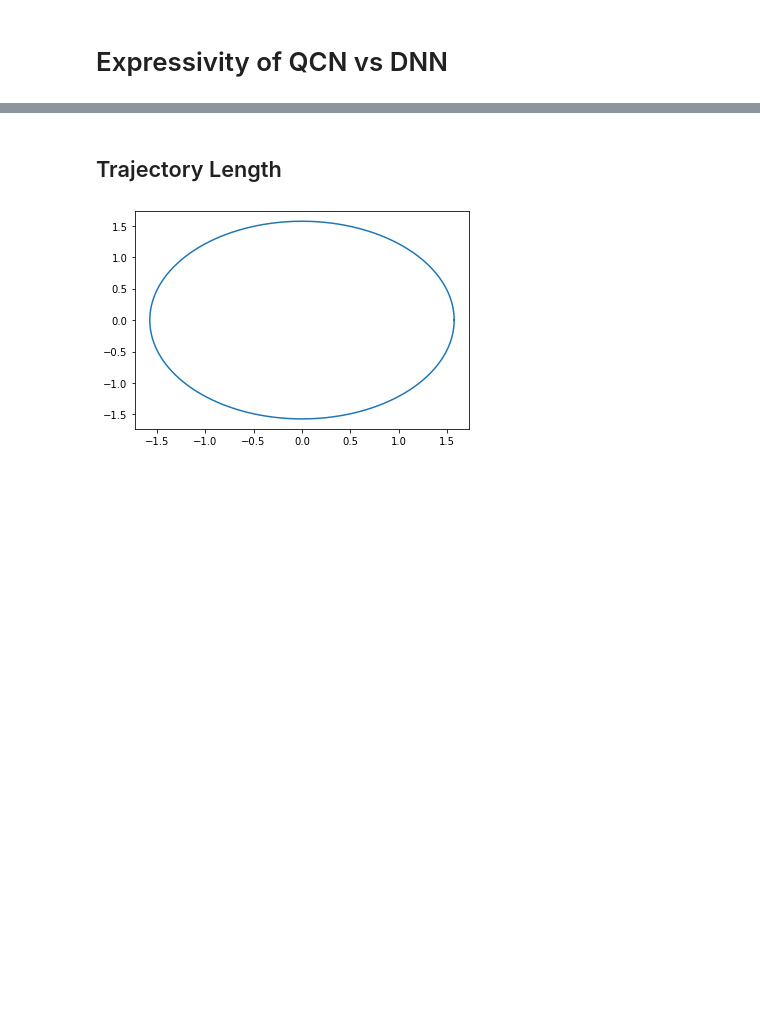
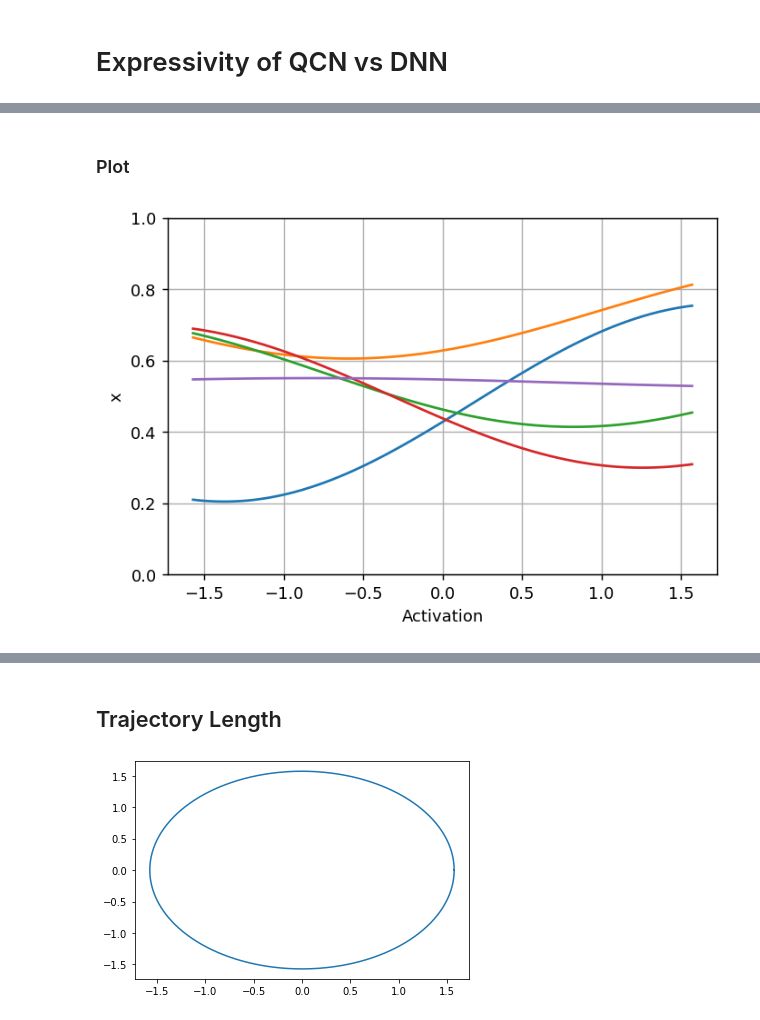
Before and after one commit to KristianWold/Master-Thesis, a Jupyter notebook: notebooks/experiments/Expressivity and Stability.ipynb, the cells around one changed output, grey strips where cells are left out. Cells and saved outputs as stored; diff of their text form; code cells hidden in the pictures; blank space fills up the shorter version.

Commit message:
Compute activations of single QNN

```diff
--- a/notebooks/experiments/Expressivity and Stability.ipynb
+++ b/notebooks/experiments/Expressivity and Stability.ipynb
@@ -49,0 +49,5 @@ def average_loss(network_list):
+# %%
+x_qnn = np.linspace(-np.pi/2, np.pi/2, 100).reshape(-1,1)
+x_qnn_stacked = np.hstack([x_qnn,x_qnn,x_qnn,x_qnn])
+
+x_dnn = 3*x_qnn_stacked
@@ -49,0 +89,2 @@ def average_loss(network_list):
+# %%
+y_pred_qnn_1 = [qnn.predict(x_qnn) for qnn in qnn_1_list]
@@ -49,0 +97,17 @@ def average_loss(network_list):
+# %% [markdown]
+### Plot
+# %%
+fig=plt.figure(figsize=(6,4), dpi = 130, facecolor='w', edgecolor='k')
+plt.plot(x_qnn, y_pred_qnn_1[0])
+plt.plot(x_qnn, y_pred_qnn_1[1])
+plt.plot(x_qnn, y_pred_qnn_1[2])
+plt.plot(x_qnn, y_pred_qnn_1[3])
+plt.plot(x_qnn, y_pred_qnn_1[4])
+plt.xlabel("Activation")
+plt.ylabel("x")
+plt.grid()
+plt.ylim([0,1])
+fig.savefig(image_path("activation_qnn_1.pdf"), bbox_inches='tight')
+plt.show()
+# %% [output]
+[figure, added]
```
Also changed, not shown: parts of 10 cells of this notebook, 8 other files.
